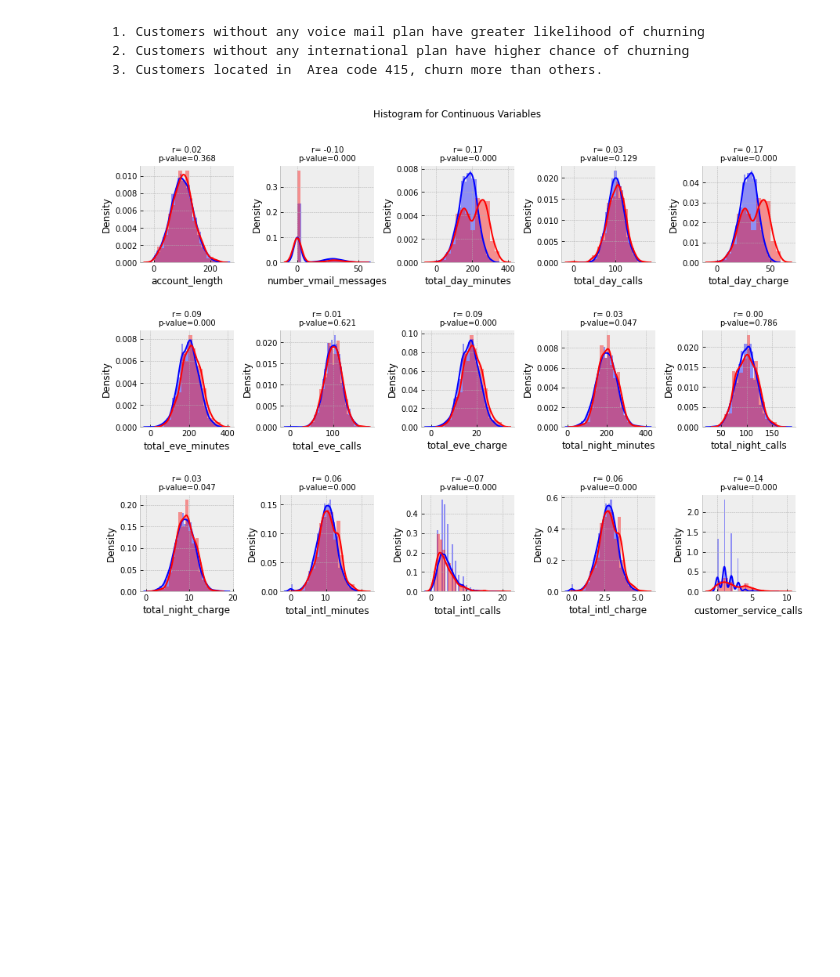
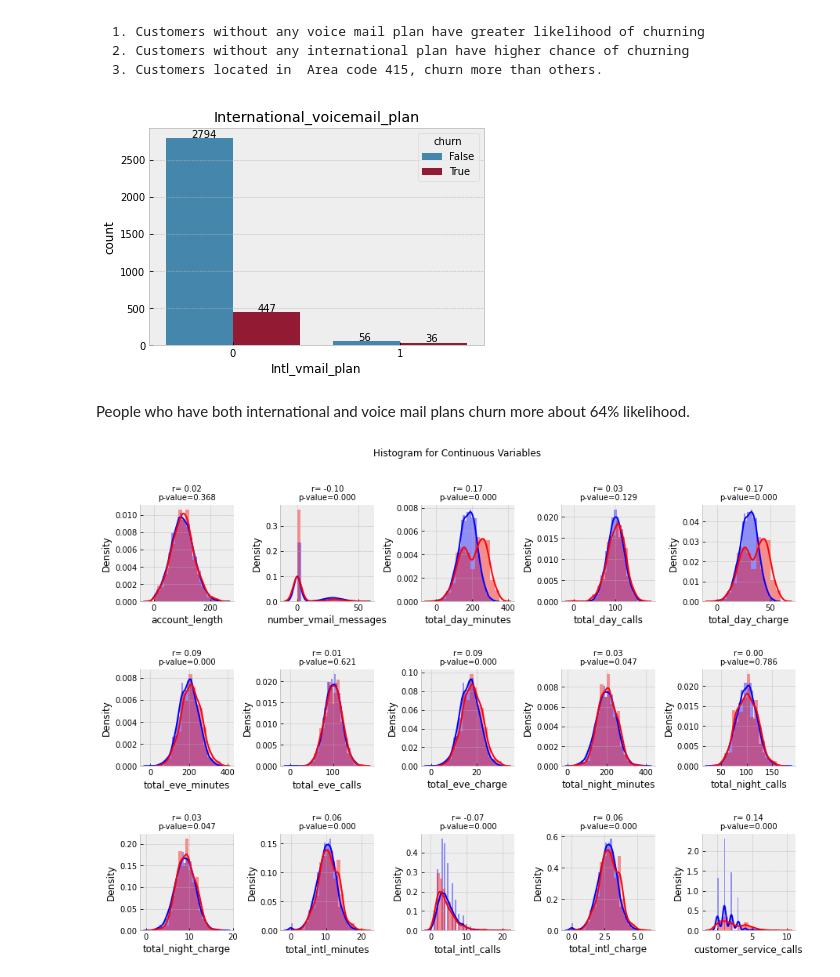
Before and after one commit to Chygos/Kaggle, a Jupyter notebook: Orange_Telcom_Customer_Churn/EDA.ipynb, the cells around one changed output. Cells and saved outputs as stored; diff of their text form; code cells hidden in the pictures; blank space fills up the shorter version.

```diff
--- a/Orange_Telcom_Customer_Churn/EDA.ipynb
+++ b/Orange_Telcom_Customer_Churn/EDA.ipynb
@@ -197,3 +202,12 @@ plt.subplots_adjust(wspace=0.4);
+# %%
+ax= sns.countplot('Intl_vmail_plan', data=voice_intl_plan, hue='churn')
+plt.title('International_voicemail_plan')
+for i in ax.patches:
+    plt.text(i.get_x()+0.15, i.get_height()+10, str(i.get_height()));
+# %% [output]
+[figure, added]
+# %% [markdown]
+People who have both international and voice mail plans churn more about 64% likelihood.
 # %%
 plt.figure(figsize=(15,10))
 for i, col in enumerate(data.select_dtypes('number').columns.drop('area_code'), start=1):
```
Also changed, not shown: parts of 3 cells of this notebook, 4 other files.
